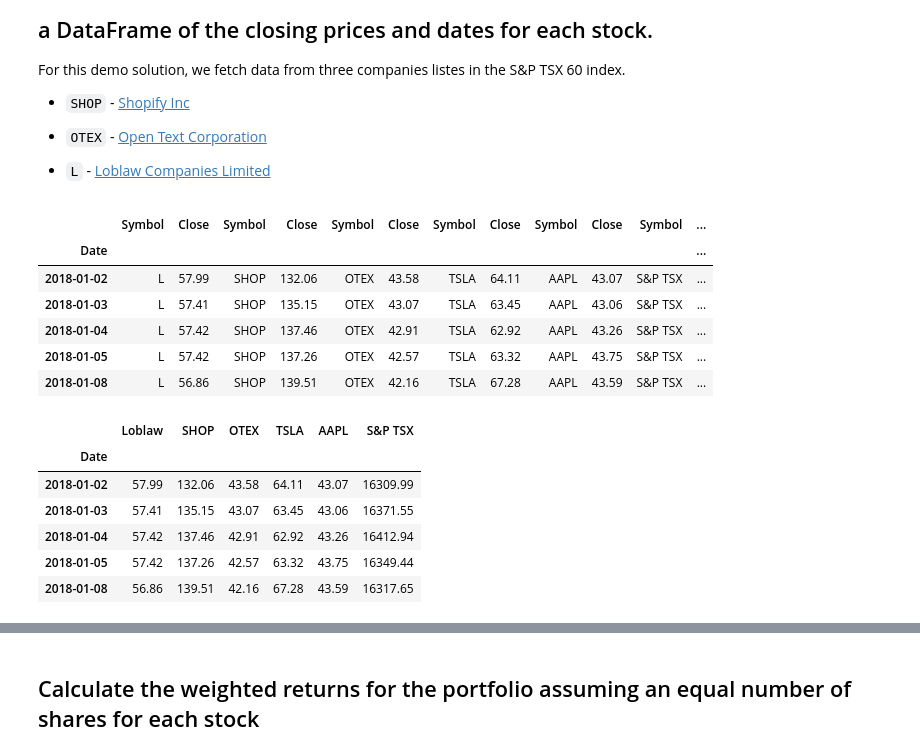
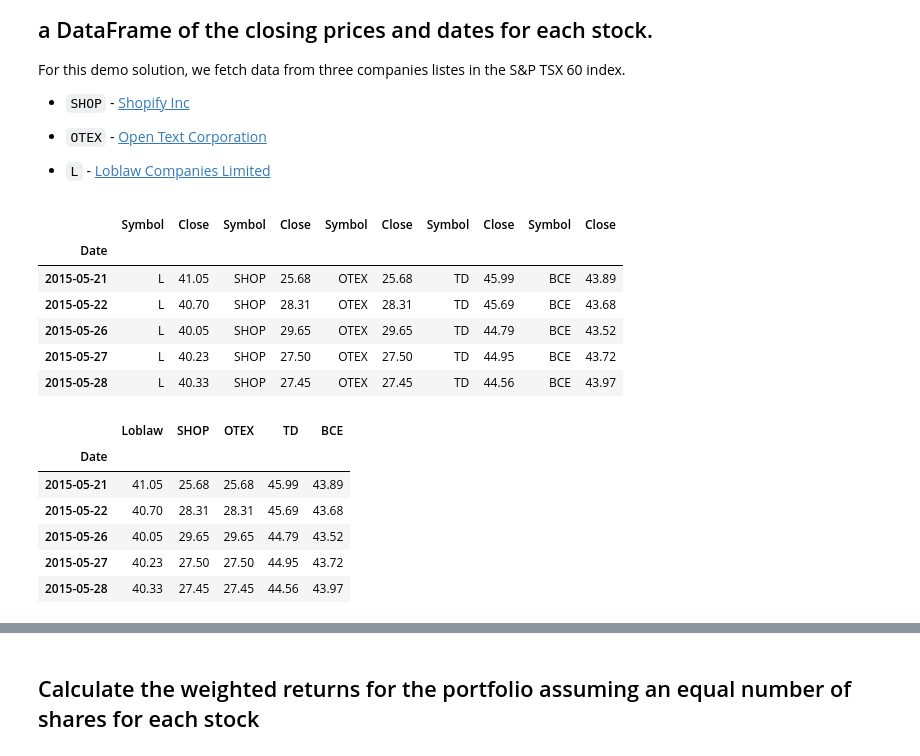
Before and after one commit to vjreddy2001/Portfolio, a Jupyter notebook: whale_analysis.ipynb, the cells around one changed output, grey strips where cells are left out. Cells and saved outputs as stored; diff of their text form; code cells hidden in the pictures.

```diff
--- a/whale_analysis.ipynb
+++ b/whale_analysis.ipynb
@@ -525,17 +547,21 @@ loblaw_df = pd.read_csv(csvpath_l, index_col="Date", infer_datetime_format=True,
 # Reading data from 2nd stock
 csvpath_shop = ("shop_historical.csv")
 shop_df = pd.read_csv(csvpath_shop, index_col="Date", infer_datetime_format=True, parse_dates=True)
+shop_df = shop_df.sort_index()
 # %%
 # Reading data from 3rd stock
 csvpath_otex = ("otex_historical.csv")
 otex_df = pd.read_csv(csvpath_otex, index_col="Date", infer_datetime_format=True, parse_dates=True)
+shop_df = shop_df.sort_index()
 # %%
 # Reading data from 4th stock (Tesla)
-csvpath_tesla = ("tesla_historical.csv")
-tsla_df = pd.read_csv(csvpath_tesla, index_col="Date", infer_datetime_format=True, parse_dates=True)
+csvpath_td = ("td_historical.csv")
+td_df = pd.read_csv(csvpath_td, index_col="Date", infer_datetime_format=True, parse_dates=True)
+td_df = td_df.sort_index()
 # %%
 # Reading data from 5th stock (Apple)
-csvpath_apple = ("apple_historical.csv")
-aapl_df = pd.read_csv(csvpath_apple, index_col="Date", infer_datetime_format=True, parse_dates=True)
+csvpath_bce = ("bce_historical.csv")
+bce_df = pd.read_csv(csvpath_bce, index_col="Date", infer_datetime_format=True, parse_dates=True)
+bce_df = bce_df.sort_index()
 # %%
 # Reading data from S&P TSX from Jan 2nd 2018 to Dec 31 2019
@@ -544,14 +571,14 @@ sptsx1_df = pd.read_csv(csvpath_sptsx1, index_col="Date", infer_datetime_format=
 # %%
 # Combine all stocks in a single DataFrame
-combined_portfolio_df = pd.concat([loblaw_df, shop_df, otex_df, tsla_df, aapl_df, sptsx1_df], axis="columns", join="inner" )
-combined_portfolio_df.head()
+my_portfolio_df = pd.concat([loblaw_df, shop_df, otex_df, td_df, bce_df], axis="columns", join="inner" )
+my_portfolio_df.head()
 # %% [output]
-|  | Symbol | Close | Symbol | Close | Symbol | Close | Symbol | Close | Symbol | Close | Symbol | ... |
-| Date |  |  |  |  |  |  |  |  |  |  |  | ... |
-| 2018-01-02 | L | 57.99 | SHOP | 132.06 | OTEX | 43.58 | TSLA | 64.11 | AAPL | 43.07 | S&P TSX | ... |
-| 2018-01-03 | L | 57.41 | SHOP | 135.15 | OTEX | 43.07 | TSLA | 63.45 | AAPL | 43.06 | S&P TSX | ... |
-| 2018-01-04 | L | 57.42 | SHOP | 137.46 | OTEX | 42.91 | TSLA | 62.92 | AAPL | 43.26 | S&P TSX | ... |
-| 2018-01-05 | L | 57.42 | SHOP | 137.26 | OTEX | 42.57 | TSLA | 63.32 | AAPL | 43.75 | S&P TSX | ... |
-| 2018-01-08 | L | 56.86 | SHOP | 139.51 | OTEX | 42.16 | TSLA | 67.28 | AAPL | 43.59 | S&P TSX | ... |
+|  | Symbol | Close | Symbol | Close | Symbol | Close | Symbol | Close | Symbol | Close |
+| Date |  |  |  |  |  |  |  |  |  |  |
+| 2015-05-21 | L | 41.05 | SHOP | 25.68 | OTEX | 25.68 | TD | 45.99 | BCE | 43.89 |
+| 2015-05-22 | L | 40.70 | SHOP | 28.31 | OTEX | 28.31 | TD | 45.69 | BCE | 43.68 |
+| 2015-05-26 | L | 40.05 | SHOP | 29.65 | OTEX | 29.65 | TD | 44.79 | BCE | 43.52 |
+| 2015-05-27 | L | 40.23 | SHOP | 27.50 | OTEX | 27.50 | TD | 44.95 | BCE | 43.72 |
+| 2015-05-28 | L | 40.33 | SHOP | 27.45 | OTEX | 27.45 | TD | 44.56 | BCE | 43.97 |
 # %%
 # droping symbol columns
@@ -559,12 +586,12 @@ combined_portfolio_df = combined_portfolio_df.drop(columns=["Symbol"])
 # %%
 # Reorganize portfolio data by having a column per symbol
-combined_portfolio_df.columns = ["Loblaw" , "SHOP" , "OTEX" , "TSLA" , "AAPL" , "S&P TSX"]
-combined_portfolio_df.head()
+my_portfolio_df.columns = ["Loblaw" , "SHOP" , "OTEX" , "TD" , "BCE"]
+my_portfolio_df.head()
 # %% [output]
-|  | Loblaw | SHOP | OTEX | TSLA | AAPL | S&P TSX |
-| Date |  |  |  |  |  |  |
-| 2018-01-02 | 57.99 | 132.06 | 43.58 | 64.11 | 43.07 | 16309.99 |
-| 2018-01-03 | 57.41 | 135.15 | 43.07 | 63.45 | 43.06 | 16371.55 |
-| 2018-01-04 | 57.42 | 137.46 | 42.91 | 62.92 | 43.26 | 16412.94 |
-| 2018-01-05 | 57.42 | 137.26 | 42.57 | 63.32 | 43.75 | 16349.44 |
-| 2018-01-08 | 56.86 | 139.51 | 42.16 | 67.28 | 43.59 | 16317.65 |
+|  | Loblaw | SHOP | OTEX | TD | BCE |
+| Date |  |  |  |  |  |
+| 2015-05-21 | 41.05 | 25.68 | 25.68 | 45.99 | 43.89 |
+| 2015-05-22 | 40.70 | 28.31 | 28.31 | 45.69 | 43.68 |
+| 2015-05-26 | 40.05 | 29.65 | 29.65 | 44.79 | 43.52 |
+| 2015-05-27 | 40.23 | 27.50 | 27.50 | 44.95 | 43.72 |
+| 2015-05-28 | 40.33 | 27.45 | 27.45 | 44.56 | 43.97 |
```
Also changed, not shown: parts of 21 cells of this notebook.
